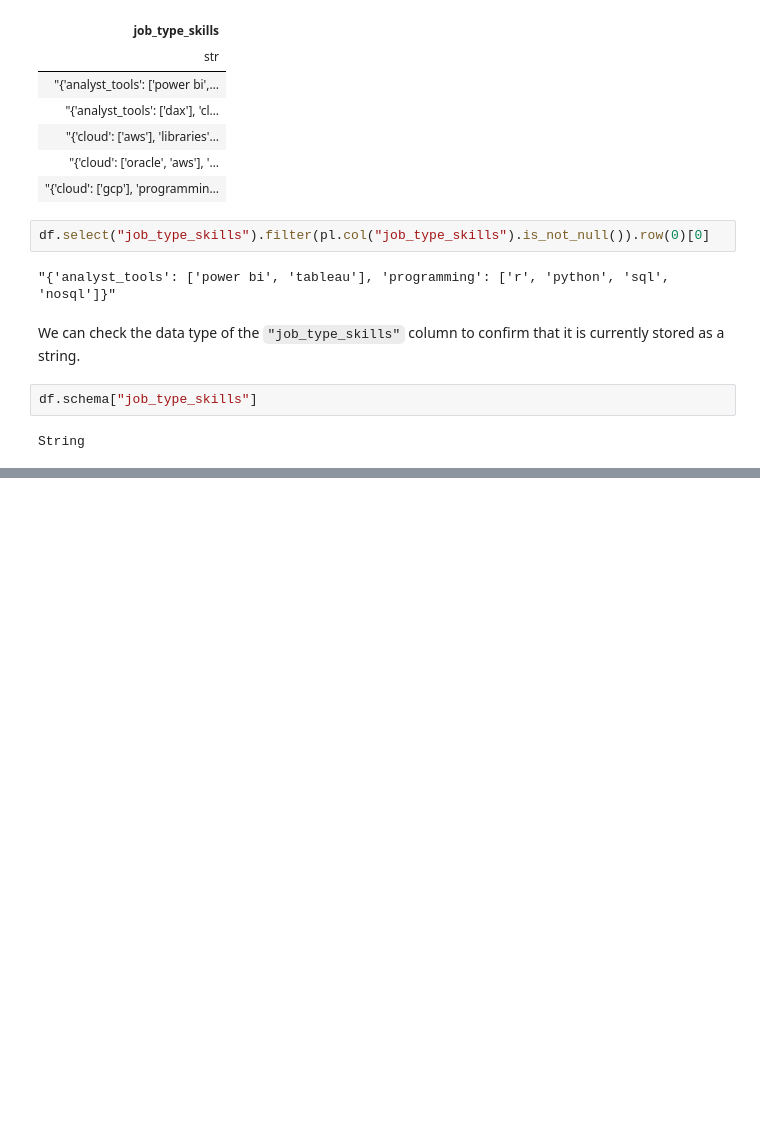
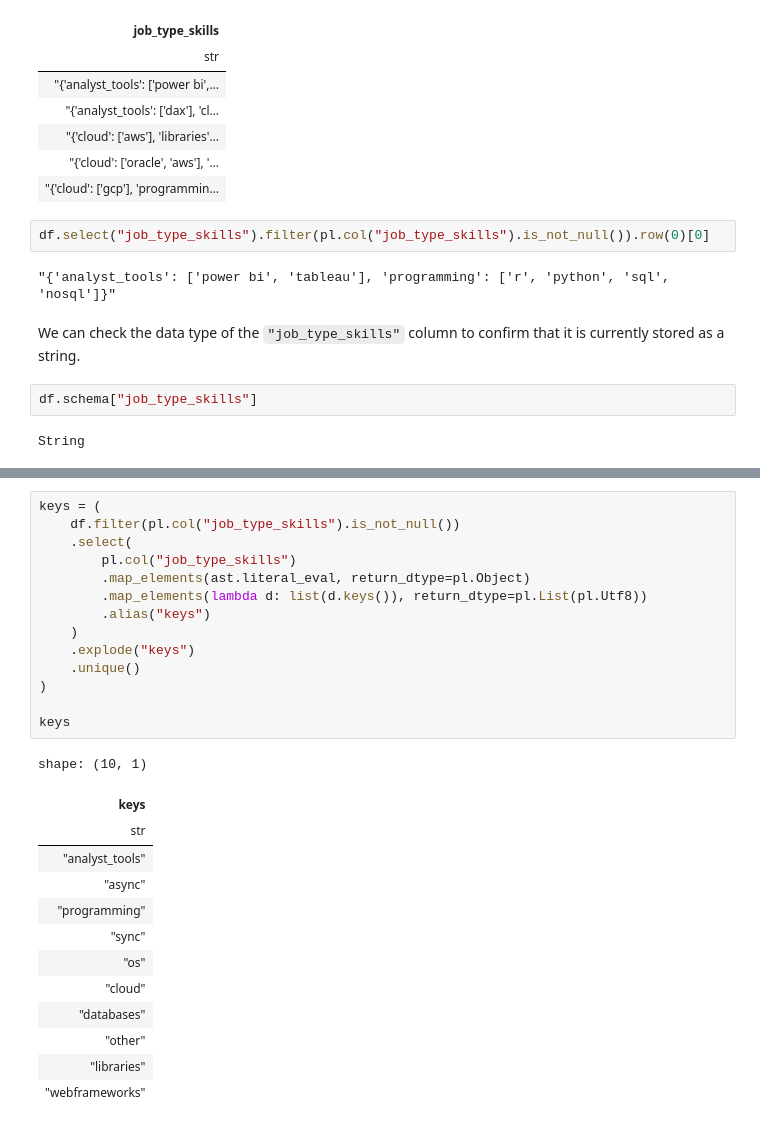
Before and after one commit to bdi593/textbook, a Jupyter notebook: content/data-job-postings/preprocessing.ipynb, the cells around one changed output, grey strips where cells are left out. Saved outputs shown, nothing was run; the diff lists cells and outputs as text; blank space fills up the shorter version.

```diff
--- a/content/data-job-postings/preprocessing.ipynb
+++ b/content/data-job-postings/preprocessing.ipynb
@@ -279,0 +351,28 @@ String
+# %%
+keys = (
+    df.filter(pl.col("job_type_skills").is_not_null())
+    .select(
+        pl.col("job_type_skills")
+        .map_elements(ast.literal_eval, return_dtype=pl.Object)
+        .map_elements(lambda d: list(d.keys()), return_dtype=pl.List(pl.Utf8))
+        .alias("keys")
+    )
+    .explode("keys")
+    .unique()
+)
+
+keys
+# %% [output]
+shape: (10, 1)
+| keys |
+| str |
+| "analyst_tools" |
+| "async" |
+| "programming" |
+| "sync" |
+| "os" |
+| "cloud" |
+| "databases" |
+| "other" |
+| "libraries" |
+| "webframeworks" |
```
Also changed, not shown: parts of 4 cells of this notebook.
